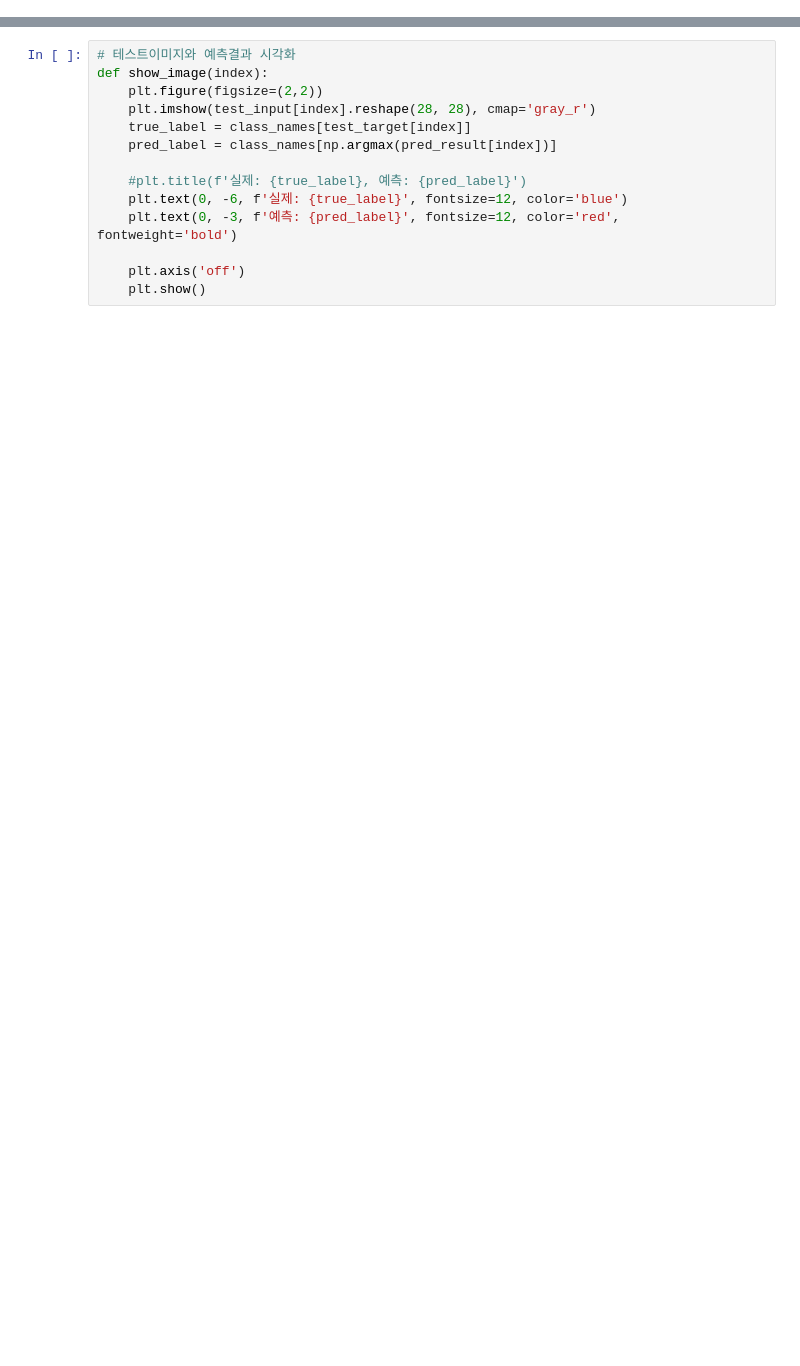
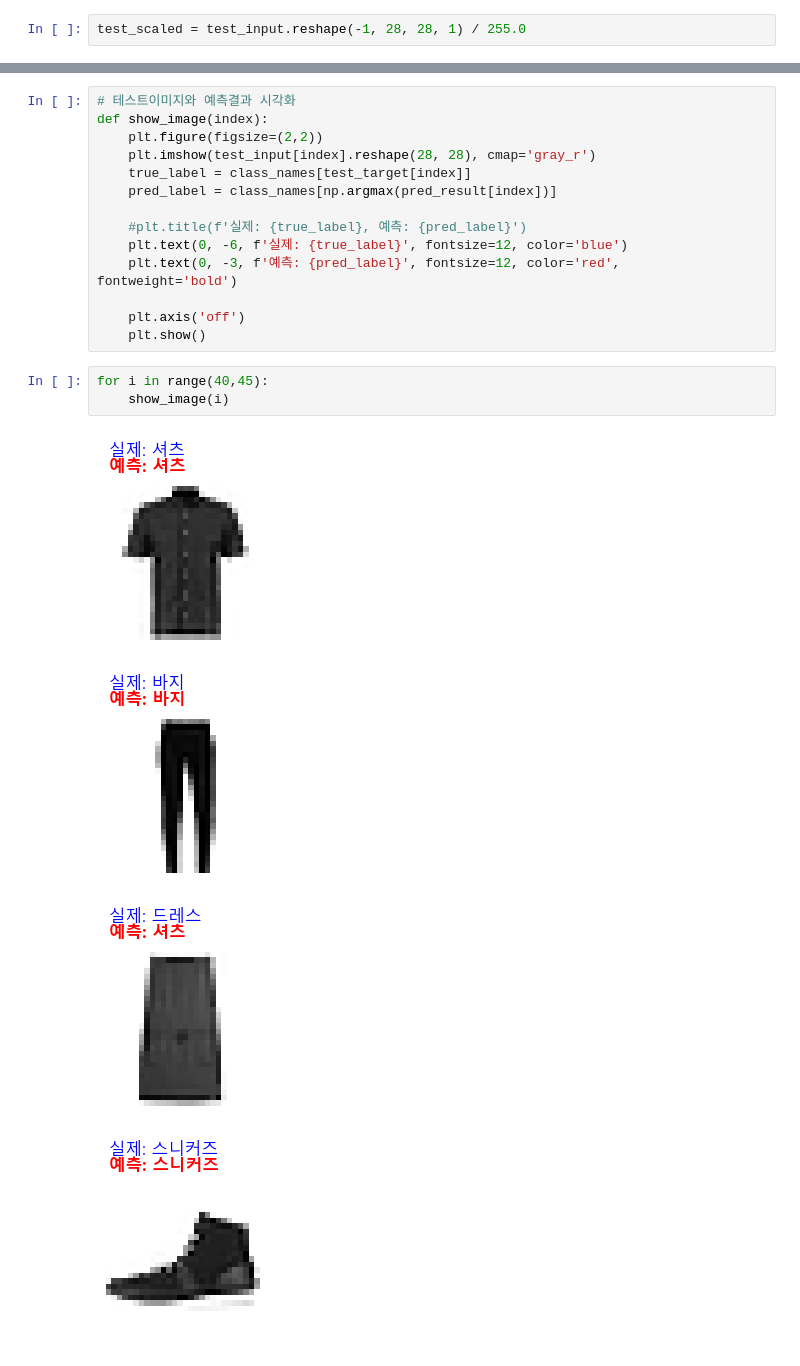
Before and after one commit to talCSHN/IoT_DataAnalysis_2025, a Jupyter notebook: day05/mldl01_케라스_합성곱신경망.ipynb, the cells around one changed output, grey strips where cells are left out. Saved outputs shown, nothing was run; the diff lists cells and outputs as text; blank space fills up the shorter version.

```diff
--- a/day05/mldl01_케라스_합성곱신경망.ipynb
+++ b/day05/mldl01_케라스_합성곱신경망.ipynb
@@ -19,3 +23,5 @@ train_scaled = train_input.reshape(-1, 28, 28, 1) / 255.0
 train_scaled.shape
 # %% [output]
 (60000, 28, 28, 1)
+# %%
+test_scaled = test_input.reshape(-1, 28, 28, 1) / 255.0
@@ -221,3 +269,11 @@ def show_image(index):
 
     plt.axis('off')
     plt.show()
+# %%
+for i in range(40,45):
+    show_image(i)
+# %% [output]
+[figure, added]
+[figure, added]
+[figure, added]
+[figure, added]
```
Also changed, not shown: parts of 44 cells of this notebook, 7 other files.
